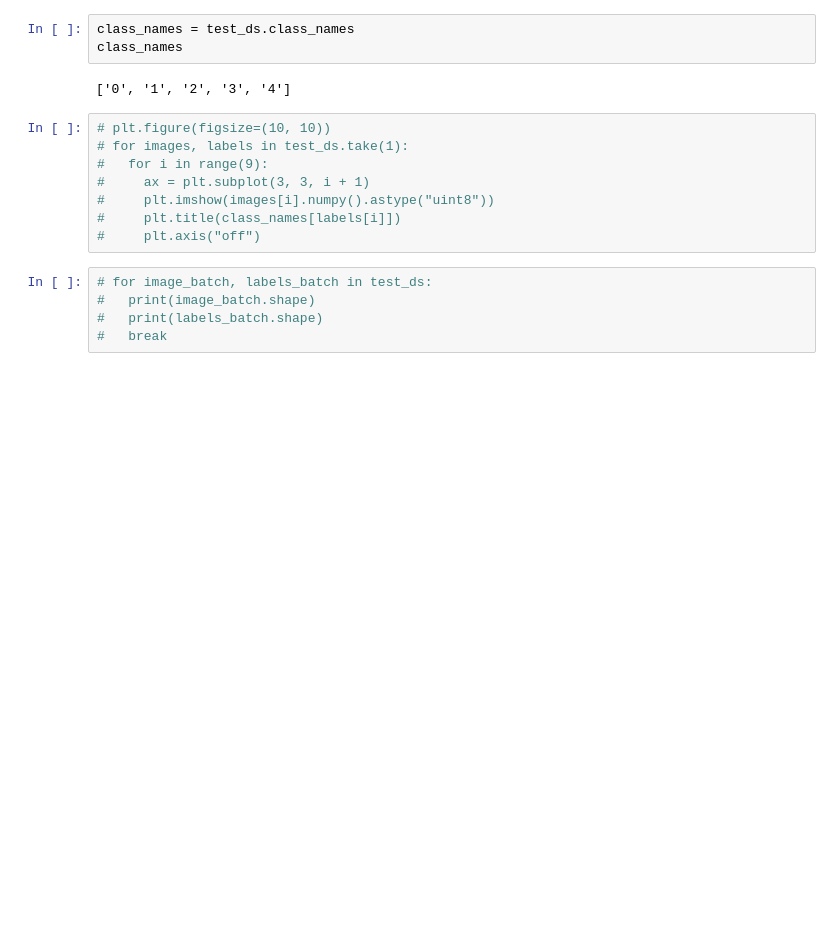
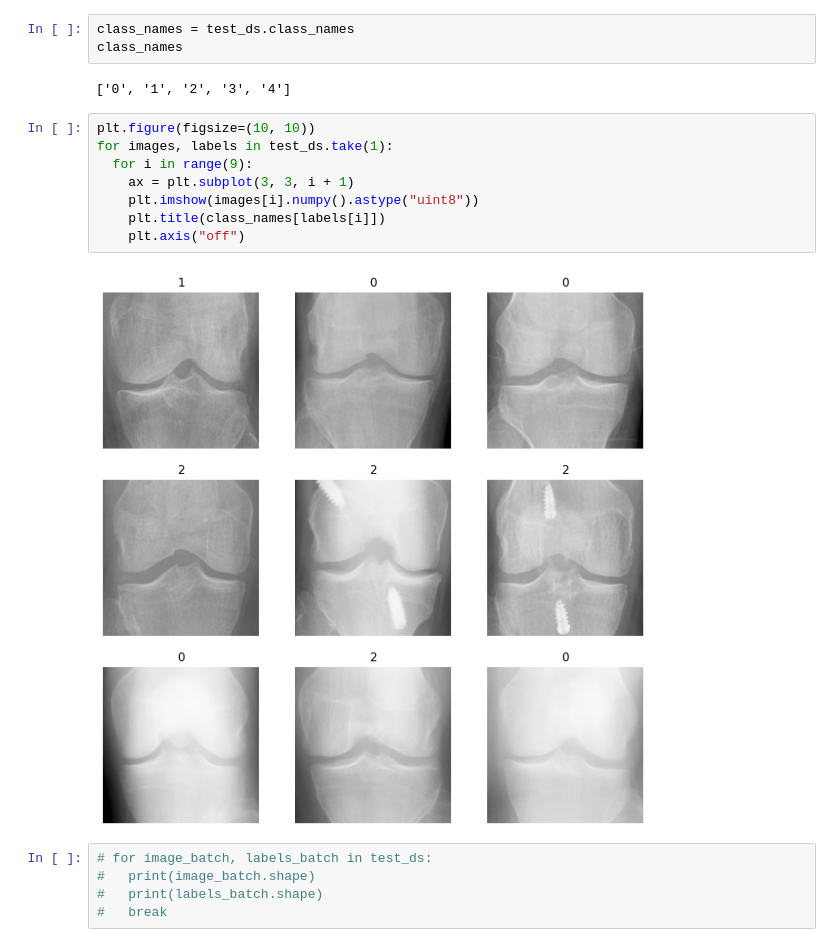
Before and after one commit to jah377/XAI_ImageClassification, a Jupyter notebook: model_test.ipynb, the cells around one changed output. Drawn from its saved outputs; the diff is of its cells as text; blank space fills up the shorter version.

```diff
--- a/model_test.ipynb
+++ b/model_test.ipynb
@@ -95,13 +95,15 @@ class_names
 # %% [output]
 ['0', '1', '2', '3', '4']
 # %%
-# plt.figure(figsize=(10, 10))
-# for images, labels in test_ds.take(1):
-#   for i in range(9):
-#     ax = plt.subplot(3, 3, i + 1)
-#     plt.imshow(images[i].numpy().astype("uint8"))
-#     plt.title(class_names[labels[i]])
-#     plt.axis("off")
+plt.figure(figsize=(10, 10))
+for images, labels in test_ds.take(1):
+  for i in range(9):
+    ax = plt.subplot(3, 3, i + 1)
+    plt.imshow(images[i].numpy().astype("uint8"))
+    plt.title(class_names[labels[i]])
+    plt.axis("off")
+# %% [output]
+[figure, added]
 # %%
 # for image_batch, labels_batch in test_ds:
 #   print(image_batch.shape)
```
Also changed, not shown: parts of 15 cells of this notebook.
